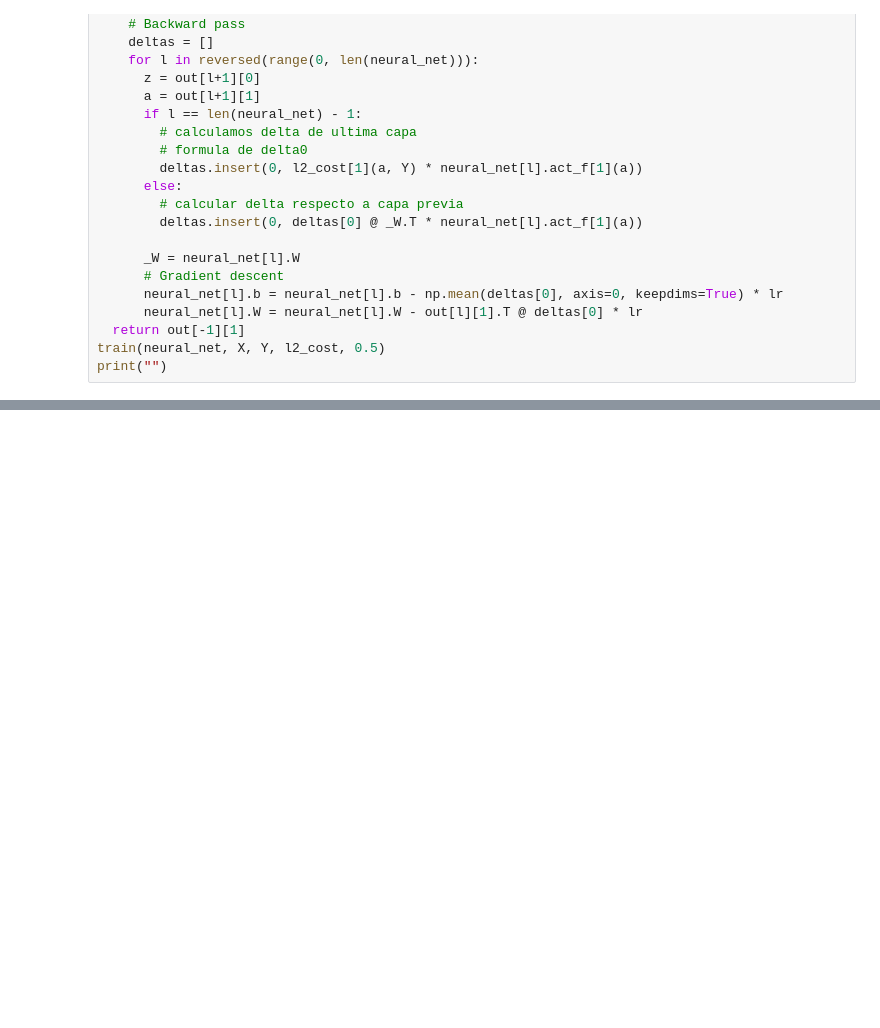
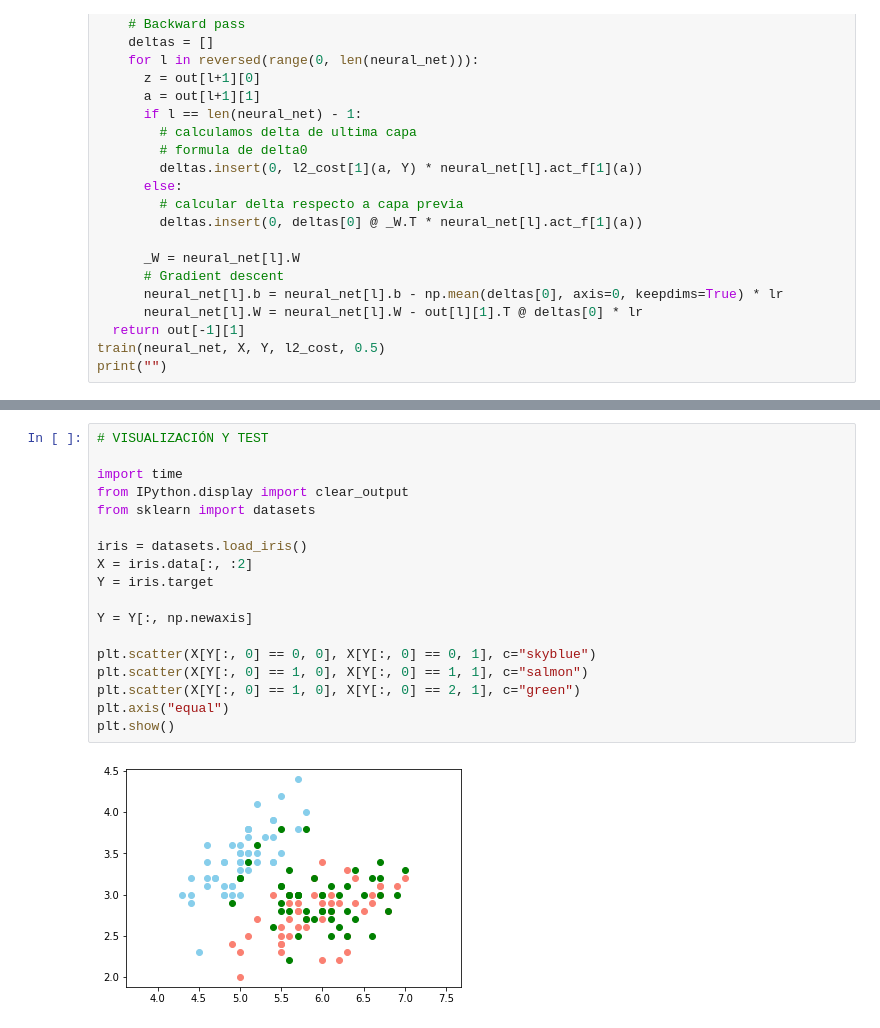
Before and after one commit to Beta628427/Tesis, a Jupyter notebook: RNeuronal_Beta.ipynb, the cells around one changed output, grey strips where cells are left out. Saved outputs shown, nothing was run; the diff lists cells and outputs as text; blank space fills up the shorter version.

```diff
--- a/RNeuronal_Beta.ipynb
+++ b/RNeuronal_Beta.ipynb
@@ -154,0 +155,20 @@ for i in range(2500):
+# %%
+# VISUALIZACIÓN Y TEST
+
+import time
+from IPython.display import clear_output
+from sklearn import datasets
+
+iris = datasets.load_iris()
+X = iris.data[:, :2]
+Y = iris.target
+
+Y = Y[:, np.newaxis]
+
+plt.scatter(X[Y[:, 0] == 0, 0], X[Y[:, 0] == 0, 1], c="skyblue")
+plt.scatter(X[Y[:, 0] == 1, 0], X[Y[:, 0] == 1, 1], c="salmon")
+plt.scatter(X[Y[:, 0] == 1, 0], X[Y[:, 0] == 2, 1], c="green")
+plt.axis("equal")
+plt.show()
+# %% [output]
+[figure, added]
```
Also changed, not shown: parts of 6 cells of this notebook.
